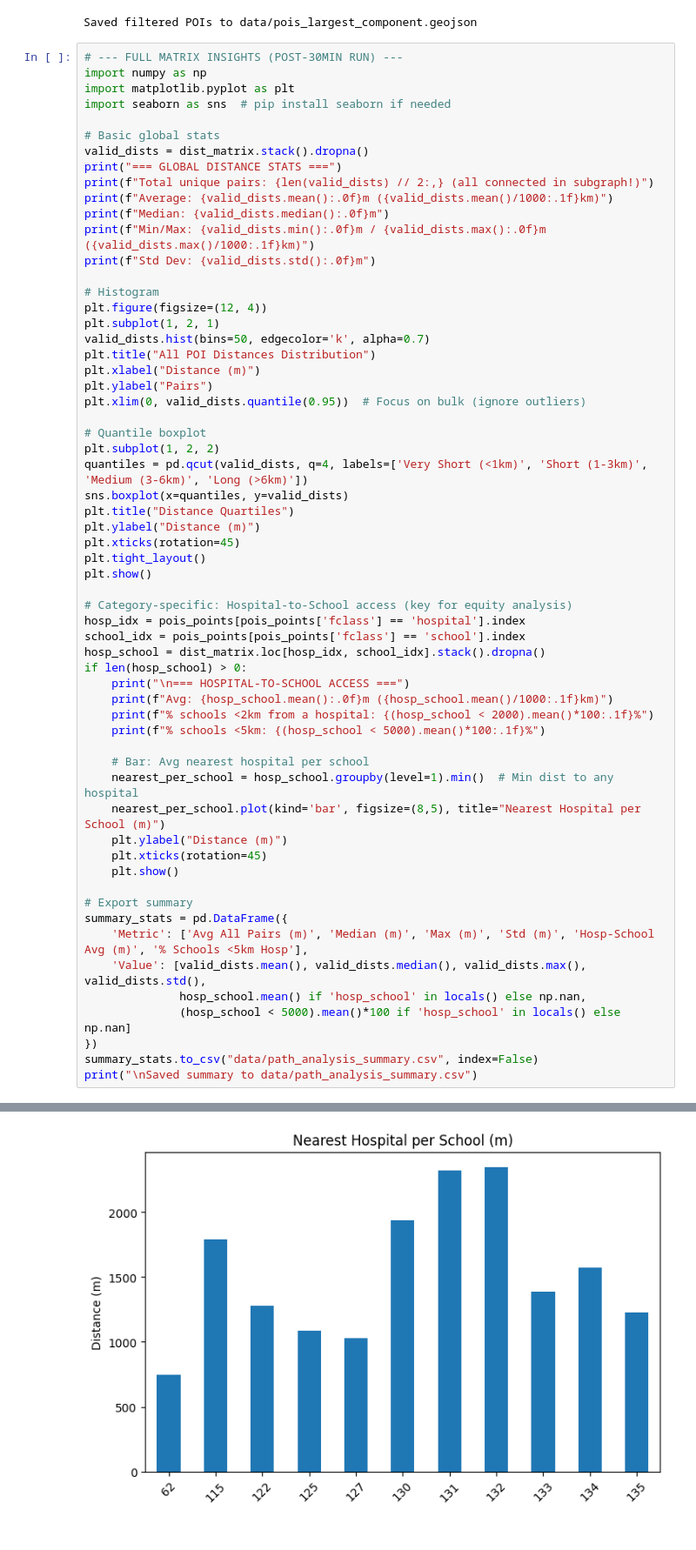
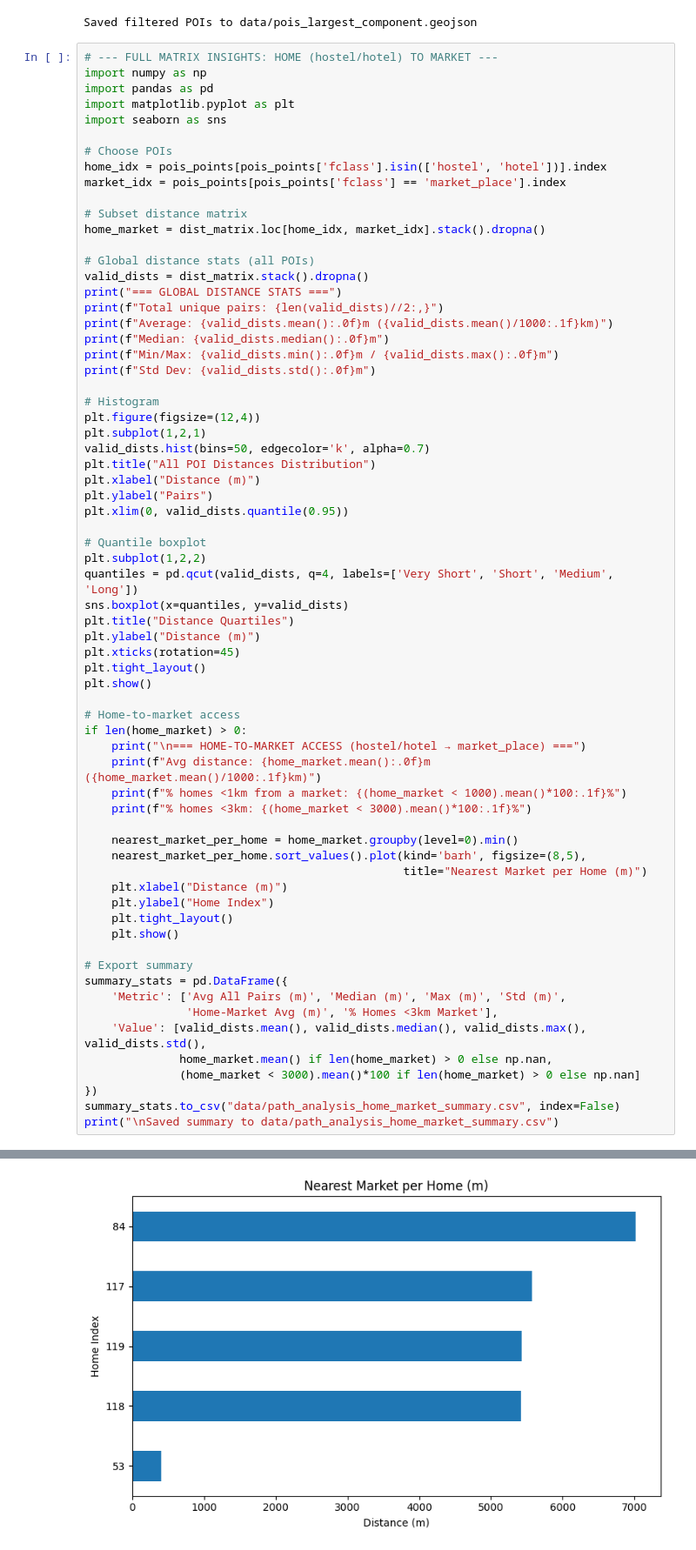
Before and after one commit to Ridwanayinde/Data-Driven-Last-Mile-Logistics-Optimization-for-Small-Businesses-in-Emerging-Markets, a Jupyter notebook: 4_data_analysis/routing/02_shortest_paths.ipynb, the cells around one changed output, grey strips where cells are left out. Shown: that part at 87% size. Drawn from its saved outputs; the diff is of its cells as text.

Commit message:
Updating Shortest Path

```diff
--- a/4_data_analysis/routing/02_shortest_paths.ipynb
+++ b/4_data_analysis/routing/02_shortest_paths.ipynb
@@ -276,32 +257,40 @@ print("Saved filtered POIs to data/pois_largest_component.geojson")
 # %% [output]
 Saved filtered POIs to data/pois_largest_component.geojson
 # %%
-# --- FULL MATRIX INSIGHTS (POST-30MIN RUN) ---
+# --- FULL MATRIX INSIGHTS: HOME (hostel/hotel) TO MARKET ---
 import numpy as np
+import pandas as pd
 import matplotlib.pyplot as plt
-import seaborn as sns  # pip install seaborn if needed
+import seaborn as sns
 
-# Basic global stats
+# Choose POIs
+home_idx = pois_points[pois_points['fclass'].isin(['hostel', 'hotel'])].index
+market_idx = pois_points[pois_points['fclass'] == 'market_place'].index
+
+# Subset distance matrix
+home_market = dist_matrix.loc[home_idx, market_idx].stack().dropna()
+
+# Global distance stats (all POIs)
 valid_dists = dist_matrix.stack().dropna()
 print("=== GLOBAL DISTANCE STATS ===")
-print(f"Total unique pairs: {len(valid_dists) // 2:,} (all connected in subgraph!)")
+print(f"Total unique pairs: {len(valid_dists)//2:,}")
 print(f"Average: {valid_dists.mean():.0f}m ({valid_dists.mean()/1000:.1f}km)")
 print(f"Median: {valid_dists.median():.0f}m")
-print(f"Min/Max: {valid_dists.min():.0f}m / {valid_dists.max():.0f}m ({valid_dists.max()/1000:.1f}km)")
+print(f"Min/Max: {valid_dists.min():.0f}m / {valid_dists.max():.0f}m")
 print(f"Std Dev: {valid_dists.std():.0f}m")
 
 # Histogram
-plt.figure(figsize=(12, 4))
-plt.subplot(1, 2, 1)
+plt.figure(figsize=(12,4))
+plt.subplot(1,2,1)
 valid_dists.hist(bins=50, edgecolor='k', alpha=0.7)
 plt.title("All POI Distances Distribution")
 plt.xlabel("Distance (m)")
 plt.ylabel("Pairs")
-plt.xlim(0, valid_dists.quantile(0.95))  # Focus on bulk (ignore outliers)
+plt.xlim(0, valid_dists.quantile(0.95))
 
 # Quantile boxplot
-plt.subplot(1, 2, 2)
-quantiles = pd.qcut(valid_dists, q=4, labels=['Very Short (<1km)', 'Short (1-3km)', 'Medium (3-6km)', 'Long (>6km)'])
+plt.subplot(1,2,2)
+quantiles = pd.qcut(valid_dists, q=4, labels=['Very Short', 'Short', 'Medium', 'Long'])
 sns.boxplot(x=quantiles, y=valid_dists)
 plt.title("Distance Quartiles")
 plt.ylabel("Distance (m)")
@@ -309,31 +298,30 @@ plt.xticks(rotation=45)
 plt.tight_layout()
 plt.show()
 
-# Category-specific: Hospital-to-School access (key for equity analysis)
-hosp_idx = pois_points[pois_points['fclass'] == 'hospital'].index
-school_idx = pois_points[pois_points['fclass'] == 'school'].index
-hosp_school = dist_matrix.loc[hosp_idx, school_idx].stack().dropna()
-if len(hosp_school) > 0:
-    print("\n=== HOSPITAL-TO-SCHOOL ACCESS ===")
-    print(f"Avg: {hosp_school.mean():.0f}m ({hosp_school.mean()/1000:.1f}km)")
-    print(f"% schools <2km from a hospital: {(hosp_school < 2000).mean()*100:.1f}%")
-    print(f"% schools <5km: {(hosp_school < 5000).mean()*100:.1f}%")
+# Home-to-market access
+if len(home_market) > 0:
+    print("\n=== HOME-TO-MARKET ACCESS (hostel/hotel → market_place) ===")
+    print(f"Avg distance: {home_market.mean():.0f}m ({home_market.mean()/1000:.1f}km)")
+    print(f"% homes <1km from a market: {(home_market < 1000).mean()*100:.1f}%")
+    print(f"% homes <3km: {(home_market < 3000).mean()*100:.1f}%")
 
-    # Bar: Avg nearest hospital per school
-    nearest_per_school = hosp_school.groupby(level=1).min()  # Min dist to any hospital
-    nearest_per_school.plot(kind='bar', figsize=(8,5), title="Nearest Hospital per School (m)")
-    plt.ylabel("Distance (m)")
-    plt.xticks(rotation=45)
+    nearest_market_per_home = home_market.groupby(level=0).min()
+    nearest_market_per_home.sort_values().plot(kind='barh', figsize=(8,5),
+                                               title="Nearest Market per Home (m)")
+    plt.xlabel("Distance (m)")
+    plt.ylabel("Home Index")
+    plt.tight_layout()
     plt.show()
 
 # Export summary
 summary_stats = pd.DataFrame({
-    'Metric': ['Avg All Pairs (m)', 'Median (m)', 'Max (m)', 'Std (m)', 'Hosp-School Avg (m)', '% Schools <5km Hosp'],
+    'Metric': ['Avg All Pairs (m)', 'Median (m)', 'Max (m)', 'Std (m)',
+               'Home-Market Avg (m)', '% Homes <3km Market'],
     'Value': [valid_dists.mean(), valid_dists.median(), valid_dists.max(), valid_dists.std(),
-              hosp_school.mean() if 'hosp_school' in locals() else np.nan,
-              (hosp_school < 5000).mean()*100 if 'hosp_school' in locals() else np.nan]
+              home_market.mean() if len(home_market) > 0 else np.nan,
+              (home_market < 3000).mean()*100 if len(home_market) > 0 else np.nan]
 })
-summary_stats.to_csv("data/path_analysis_summary.csv", index=False)
-print("\nSaved summary to data/path_analysis_summary.csv")
+summary_stats.to_csv("data/path_analysis_home_market_summary.csv", index=False)
+print("\nSaved summary to data/path_analysis_home_market_summary.csv")
 # %% [output]
 === GLOBAL DISTANCE STATS ===
@@ -350 +338 @@ Avg: 5188m (5.2km)
-[figure, old version]
+[figure, new version]
```
Also changed, not shown: parts of 14 cells of this notebook, 1 other file.
